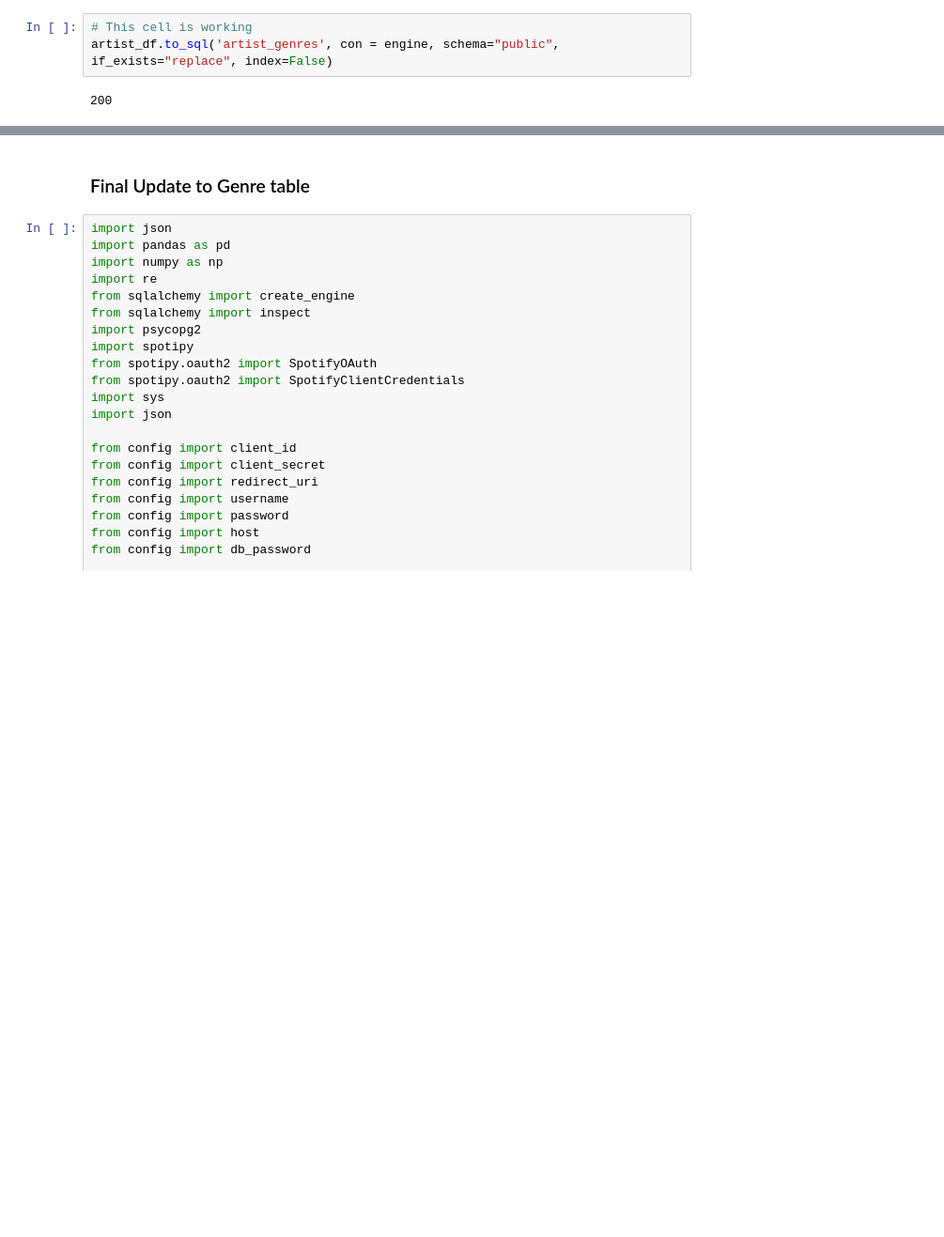
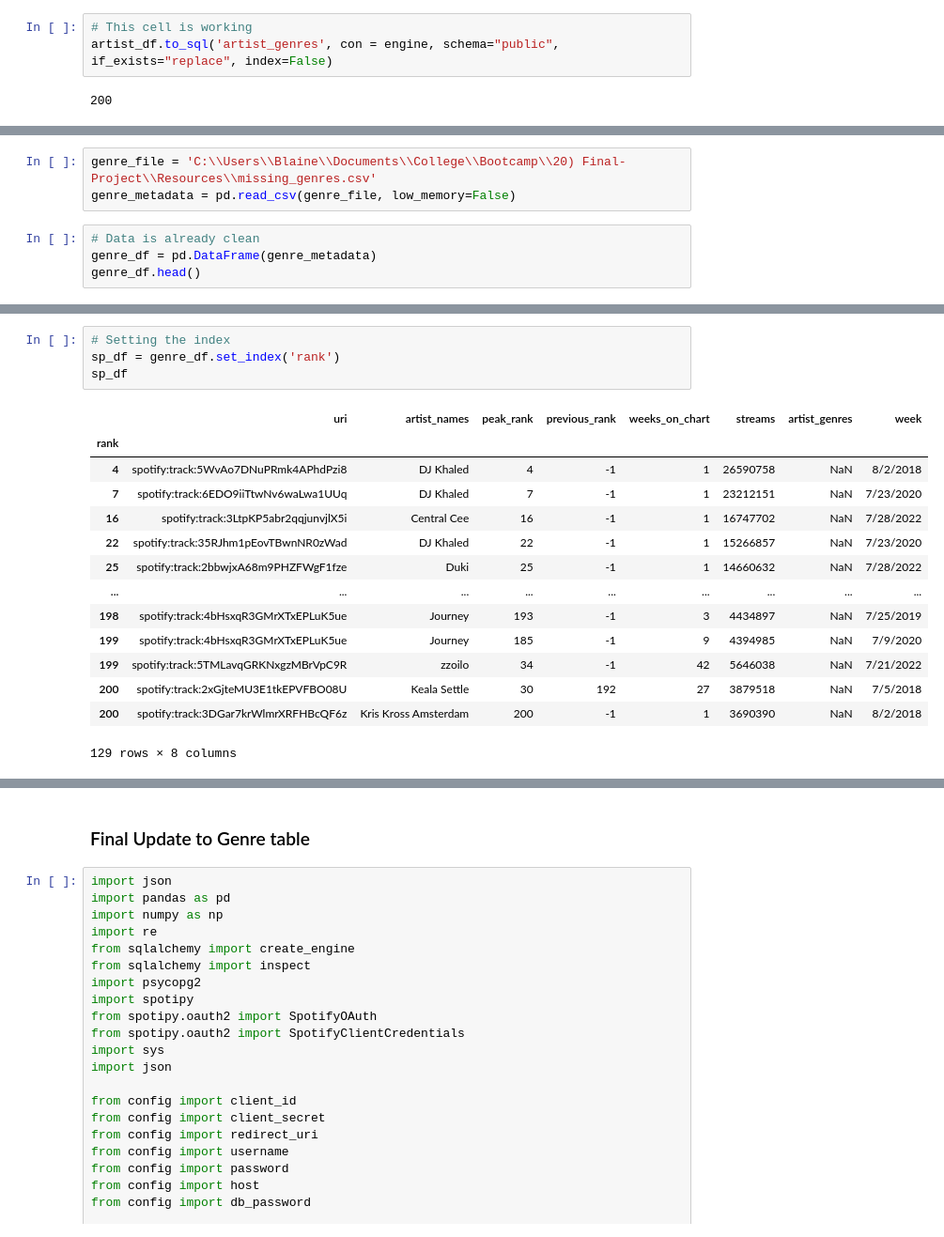
Before and after one commit to Azykan/Final-Project, a Jupyter notebook: source_code.ipynb, the cells around one changed output, grey strips where cells are left out. Shown: that part at 94% size. Drawn from its saved outputs; the diff is of its cells as text; blank space fills up the shorter version.

Commit message:
Update to data

```diff
--- a/source_code.ipynb
+++ b/source_code.ipynb
@@ -300,0 +330,7 @@ artist_df.to_sql('artist_genres', con = engine, schema="public", if_exists="repl
+# %%
+genre_file = 'C:\\Users\\Blaine\\Documents\\College\\Bootcamp\\20) Final-Project\\Resources\\missing_genres.csv'
+genre_metadata = pd.read_csv(genre_file, low_memory=False)
+# %%
+# Data is already clean
+genre_df = pd.DataFrame(genre_metadata)
+genre_df.head()
@@ -300,0 +344,19 @@ artist_df.to_sql('artist_genres', con = engine, schema="public", if_exists="repl
+# %%
+# Setting the index
+sp_df = genre_df.set_index('rank')
+sp_df
+# %% [output]
+|  | uri | artist_names | peak_rank | previous_rank | weeks_on_chart | streams | artist_genres | week |
+| rank |  |  |  |  |  |  |  |  |
+| 4 | spotify:track:5WvAo7DNuPRmk4APhdPzi8 | DJ Khaled | 4 | -1 | 1 | 26590758 | NaN | 8/2/2018 |
+| 7 | spotify:track:6EDO9iiTtwNv6waLwa1UUq | DJ Khaled | 7 | -1 | 1 | 23212151 | NaN | 7/23/2020 |
+| 16 | spotify:track:3LtpKP5abr2qqjunvjlX5i | Central Cee | 16 | -1 | 1 | 16747702 | NaN | 7/28/2022 |
+| 22 | spotify:track:35RJhm1pEovTBwnNR0zWad | DJ Khaled | 22 | -1 | 1 | 15266857 | NaN | 7/23/2020 |
+| 25 | spotify:track:2bbwjxA68m9PHZFWgF1fze | Duki | 25 | -1 | 1 | 14660632 | NaN | 7/28/2022 |
+| ... | ... | ... | ... | ... | ... | ... | ... | ... |
+| 198 | spotify:track:4bHsxqR3GMrXTxEPLuK5ue | Journey | 193 | -1 | 3 | 4434897 | NaN | 7/25/2019 |
+| 199 | spotify:track:4bHsxqR3GMrXTxEPLuK5ue | Journey | 185 | -1 | 9 | 4394985 | NaN | 7/9/2020 |
+| 199 | spotify:track:5TMLavqGRKNxgzMBrVpC9R | zzoilo | 34 | -1 | 42 | 5646038 | NaN | 7/21/2022 |
+| 200 | spotify:track:2xGjteMU3E1tkEPVFBO08U | Keala Settle | 30 | 192 | 27 | 3879518 | NaN | 7/5/2018 |
+| 200 | spotify:track:3DGar7krWlmrXRFHBcQF6z | Kris Kross Amsterdam | 200 | -1 | 1 | 3690390 | NaN | 8/2/2018 |
+129 rows × 8 columns
```
Also changed, not shown: parts of 16 cells of this notebook, 5 other files.
